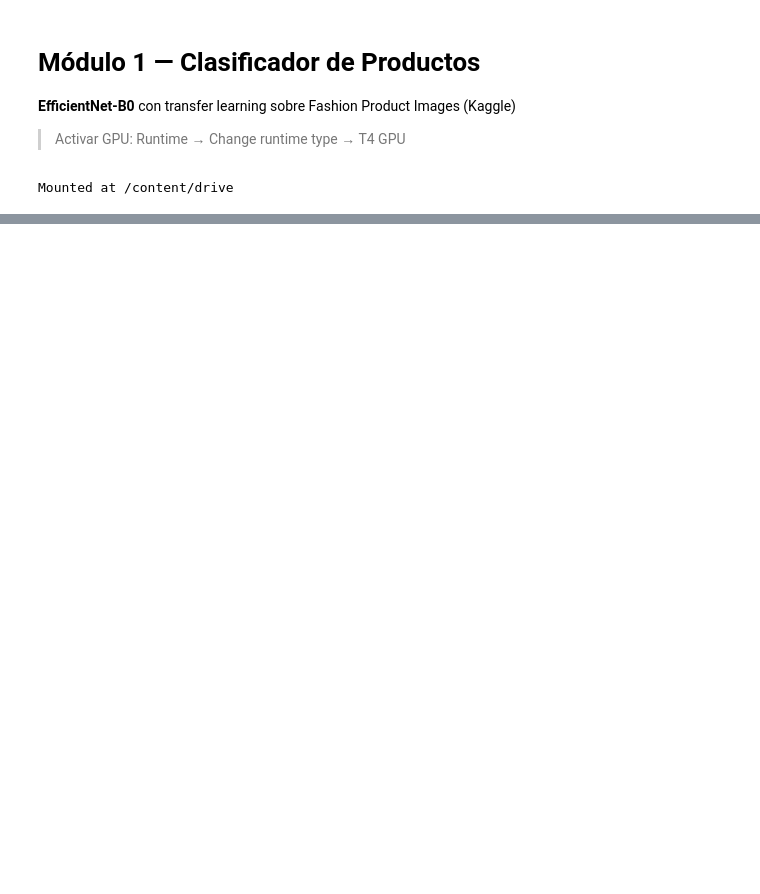
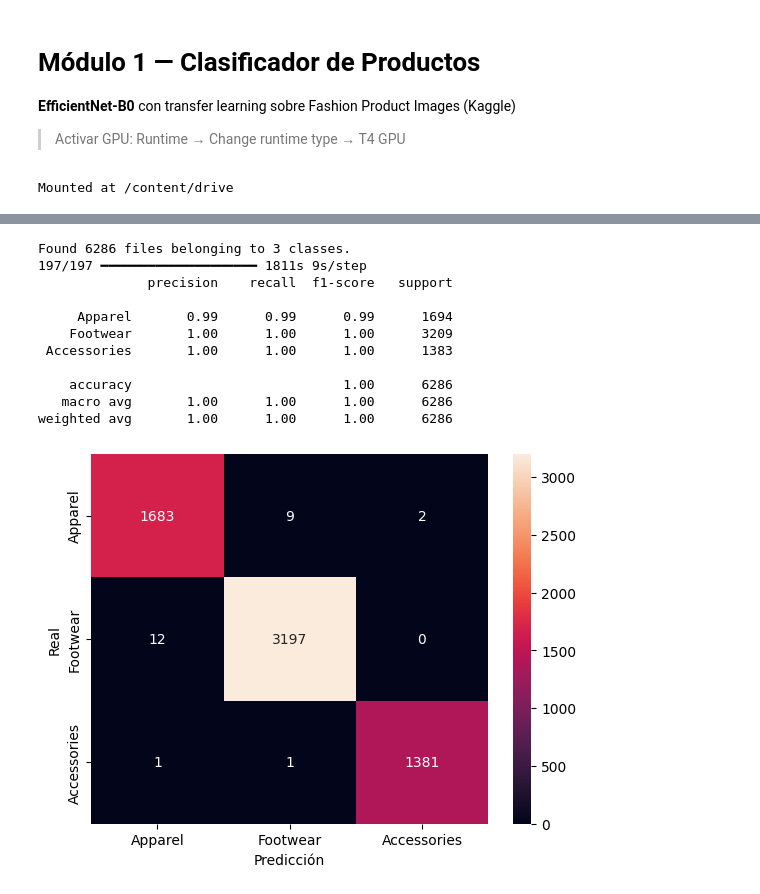
Before and after one commit to Jorge-is/smart-retail-360, a Jupyter notebook: notebooks/01_image_classifier_efficientnet.ipynb, the cells around one changed output, grey strips where cells are left out. Cells and saved outputs as stored; diff of their text form; code cells hidden in the pictures; blank space fills up the shorter version.

Commit message:
feat(m1): entrenar EfficientNet-B0, accuracy 99.6% en test

```diff
--- a/notebooks/01_image_classifier_efficientnet.ipynb
+++ b/notebooks/01_image_classifier_efficientnet.ipynb
@@ -58,6 +150,48 @@ print('Celdas de entrenamiento pendientes — completar en semana 2-3')
 # %%
 # Evaluación final
 # from sklearn.metrics import classification_report, confusion_matrix
 # TODO: inferencia sobre test set
 # TODO: imprimir classification_report
 # TODO: graficar confusion matrix con seaborn
+from src.image_classifier.model_efficientnet import load_model
+import tensorflow as tf
+import numpy as np
+from sklearn.metrics import classification_report, confusion_matrix
+import seaborn as sns
+import matplotlib.pyplot as plt
+
+model = load_model(f'{MODEL_DIR}/efficientnet_b0.keras')
+
+test_ds = tf.keras.utils.image_dataset_from_directory(
+    str(PROCESSED_DIR / 'test'),
+    image_size=(224, 224),
+    batch_size=32,
+    label_mode='categorical',
+    shuffle=False,
+)
+
+y_true = np.concatenate([y.numpy().argmax(axis=1) for x, y in test_ds])
+y_pred_probs = model.predict(test_ds)
+y_pred = y_pred_probs.argmax(axis=1)
+
+VALID_CLASSES = ["Apparel", "Footwear", "Accessories"]
+print(classification_report(y_true, y_pred, target_names=VALID_CLASSES))
+
+cm = confusion_matrix(y_true, y_pred)
+sns.heatmap(cm, annot=True, fmt='d', xticklabels=VALID_CLASSES, yticklabels=VALID_CLASSES)
+plt.xlabel('Predicción')
+plt.ylabel('Real')
+plt.show()
+# %% [output]
+Found 6286 files belonging to 3 classes.
+197/197 ━━━━━━━━━━━━━━━━━━━━ 1811s 9s/step
+              precision    recall  f1-score   support
+
+     Apparel       0.99      0.99      0.99      1694
+    Footwear       1.00      1.00      1.00      3209
+ Accessories       1.00      1.00      1.00      1383
+
+    accuracy                           1.00      6286
+   macro avg       1.00      1.00      1.00      6286
+weighted avg       1.00      1.00      1.00      6286
+[figure, added]
```
Also changed, not shown: parts of 5 cells of this notebook, 1 other file.
